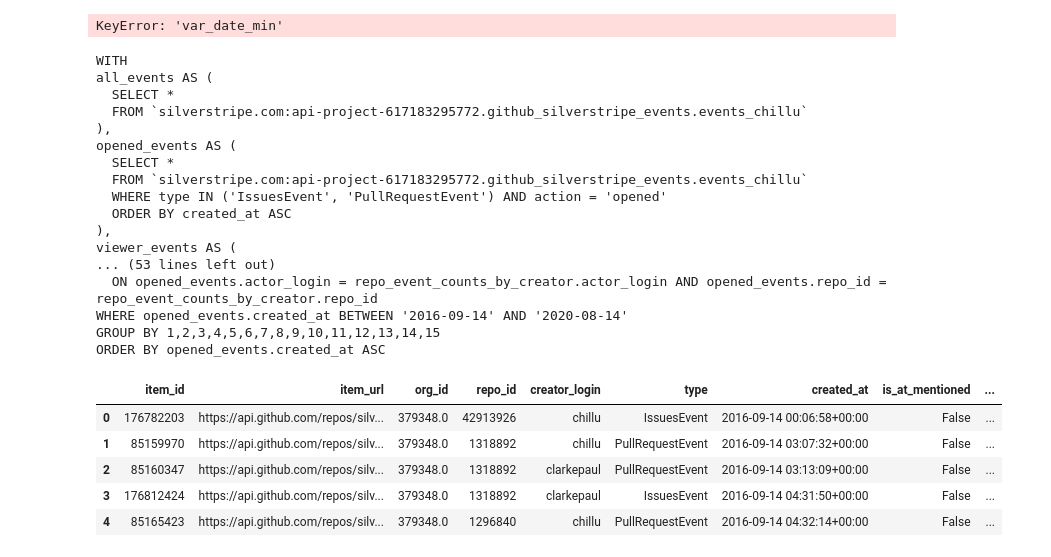
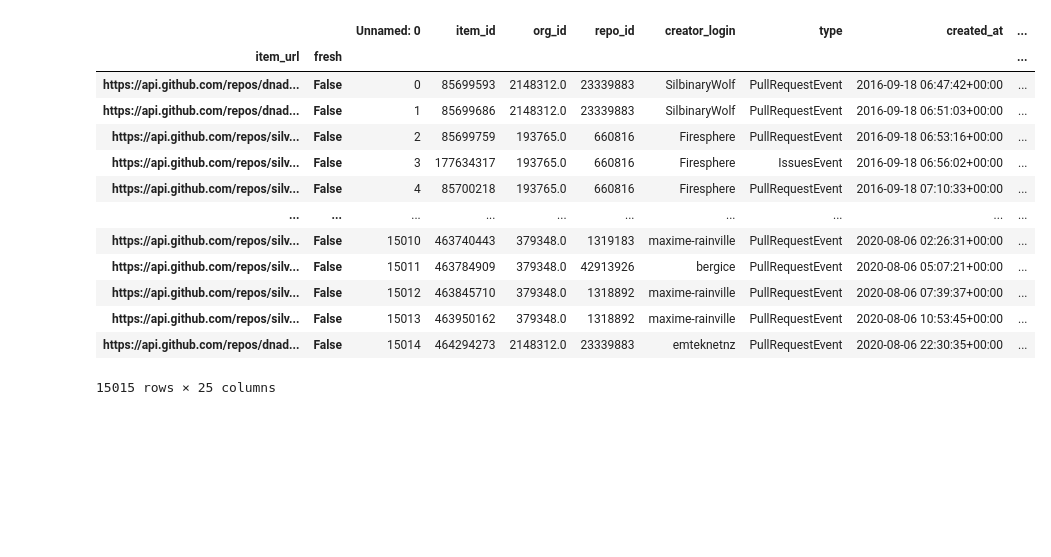
Before and after one commit to chillu/github-issue-ml-relevancy, a Jupyter notebook: notebook/learn.ipynb, the cells around one changed output. Saved outputs shown, nothing was run; the diff lists cells and outputs as text; code cells hidden in the pictures; blank space fills up the shorter version.

```diff
--- a/notebook/learn.ipynb
+++ b/notebook/learn.ipynb
@@ -10,10 +15,15 @@ from lib.fetcher import fetch
 # %%
+# Set some defaults
+mpl.rcParams['font.size'] = 14
+pd.set_option('display.max_columns', None)
+
 # Load secrets from environment variables to avoid showing them in shared notebook snapshots
 load_dotenv(dotenv_path='/storage/.env')
 
 # Define variables
-flush = True
+flush = False
 use_cat = False
+use_fresh = False
 var_viewer_login = 'chillu'
 var_bigquery_table = 'silverstripe.com:api-project-617183295772.github_silverstripe_events.events_chillu'
 var_date_min=(datetime.now() - timedelta(days=4*365))
@@ -113,12 +128,10 @@ FROM (
 """.format(
     var_viewer_login=var_viewer_login,
     var_bigquery_table=var_bigquery_table,
-    var_min_date=var_date_min.strftime('%Y-%m-%d'),
+    var_date_min=var_date_min.strftime('%Y-%m-%d'),
     var_date_max=var_date_max.strftime('%Y-%m-%d')
 ))
 # TODO Create view from query2
-# %% [output]
-KeyError: 'var_date_min'
 # %%
 query3 = ("""
 WITH
@@ -159,7 +172,7 @@ opened_events.repo_id,
 opened_events.actor_login AS creator_login,
 opened_events.type,
 opened_events.created_at,
-opened_events.is_at_mentioned,
+opened_events.is_at_mentioned AS viewer_is_at_mentioned,
 opened_events.title_chars_count,
 opened_events.body_chars_count,
 opened_events.markdown_chars_count,
@@ -196,25 +209,6 @@ ORDER BY opened_events.created_at ASC
     var_date_min=var_date_min.strftime('%Y-%m-%d'),
     var_date_max=var_date_max.strftime('%Y-%m-%d')
 ))
-print(query3)
-# %% [output]
-WITH
-all_events AS (
-  SELECT *
-  FROM `silverstripe.com:api-project-617183295772.github_silverstripe_events.events_chillu`
-),
-opened_events AS (
-  SELECT *
-  FROM `silverstripe.com:api-project-617183295772.github_silverstripe_events.events_chillu`
-  WHERE type IN ('IssuesEvent', 'PullRequestEvent') AND action = 'opened'
-  ORDER BY created_at ASC
-),
-viewer_events AS (
-... (53 lines left out)
-  ON opened_events.actor_login = repo_event_counts_by_creator.actor_login AND opened_events.repo_id = repo_event_counts_by_creator.repo_id
-WHERE opened_events.created_at BETWEEN '2016-09-14' AND '2020-08-14'
-GROUP BY 1,2,3,4,5,6,7,8,9,10,11,12,13,14,15
-ORDER BY opened_events.created_at ASC
 # %%
 # Fetch results if not already present
 if flush == True or not os.path.isfile(var_results_path):
@@ -223,14 +217,24 @@ if flush == True or not os.path.isfile(var_results_path):
     df.to_csv(var_results_path)
 else:
     df = pd.read_csv(var_results_path)
+
+df['fresh'] = False
+df = df.set_index(['item_url', 'fresh'])
 # %%
 # Preview raw data
-pd.set_option('display.max_columns', None)
-df.head()
+df
 # %% [output]
-|  | item_id | item_url | org_id | repo_id | creator_login | type | created_at | is_at_mentioned | ... |
-| 0 | 176782203 | https://api.github.com/repos/silv... | 379348.0 | 42913926 | chillu | IssuesEvent | 2016-09-14 00:06:58+00:00 | False | ... |
-| 1 | 85159970 | https://api.github.com/repos/silv... | 379348.0 | 1318892 | chillu | PullRequestEvent | 2016-09-14 03:07:32+00:00 | False | ... |
-| 2 | 85160347 | https://api.github.com/repos/silv... | 379348.0 | 1318892 | clarkepaul | PullRequestEvent | 2016-09-14 03:13:09+00:00 | False | ... |
-| 3 | 176812424 | https://api.github.com/repos/silv... | 379348.0 | 1318892 | clarkepaul | IssuesEvent | 2016-09-14 04:31:50+00:00 | False | ... |
-| 4 | 85165423 | https://api.github.com/repos/silv... | 379348.0 | 1296840 | chillu | PullRequestEvent | 2016-09-14 04:32:14+00:00 | False | ... |
+|  |  | Unnamed: 0 | item_id | org_id | repo_id | creator_login | type | created_at | ... |
+| item_url | fresh |  |  |  |  |  |  |  | ... |
+| https://api.github.com/repos/dnad... | False | 0 | 85699593 | 2148312.0 | 23339883 | SilbinaryWolf | PullRequestEvent | 2016-09-18 06:47:42+00:00 | ... |
+| https://api.github.com/repos/dnad... | False | 1 | 85699686 | 2148312.0 | 23339883 | SilbinaryWolf | PullRequestEvent | 2016-09-18 06:51:03+00:00 | ... |
+| https://api.github.com/repos/silv... | False | 2 | 85699759 | 193765.0 | 660816 | Firesphere | PullRequestEvent | 2016-09-18 06:53:16+00:00 | ... |
+| https://api.github.com/repos/silv... | False | 3 | 177634317 | 193765.0 | 660816 | Firesphere | IssuesEvent | 2016-09-18 06:56:02+00:00 | ... |
+| https://api.github.com/repos/silv... | False | 4 | 85700218 | 193765.0 | 660816 | Firesphere | PullRequestEvent | 2016-09-18 07:10:33+00:00 | ... |
+| ... | ... | ... | ... | ... | ... | ... | ... | ... | ... |
+| https://api.github.com/repos/silv... | False | 15010 | 463740443 | 379348.0 | 1319183 | maxime-rainville | PullRequestEvent | 2020-08-06 02:26:31+00:00 | ... |
+| https://api.github.com/repos/silv... | False | 15011 | 463784909 | 379348.0 | 42913926 | bergice | PullRequestEvent | 2020-08-06 05:07:21+00:00 | ... |
+| https://api.github.com/repos/silv... | False | 15012 | 463845710 | 379348.0 | 1318892 | maxime-rainville | PullRequestEvent | 2020-08-06 07:39:37+00:00 | ... |
+| https://api.github.com/repos/silv... | False | 15013 | 463950162 | 379348.0 | 1318892 | maxime-rainville | PullRequestEvent | 2020-08-06 10:53:45+00:00 | ... |
+| https://api.github.com/repos/dnad... | False | 15014 | 464294273 | 2148312.0 | 23339883 | emteknetnz | PullRequestEvent | 2020-08-06 22:30:35+00:00 | ... |
+15015 rows × 25 columns
```
Also changed, not shown: parts of 26 cells of this notebook.
